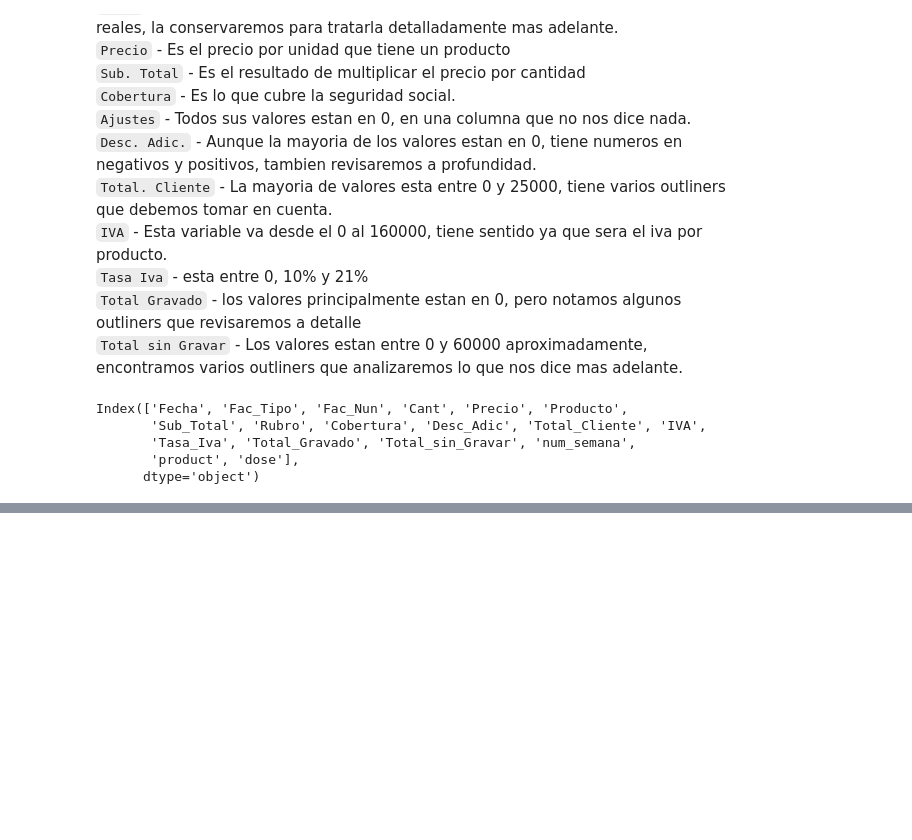
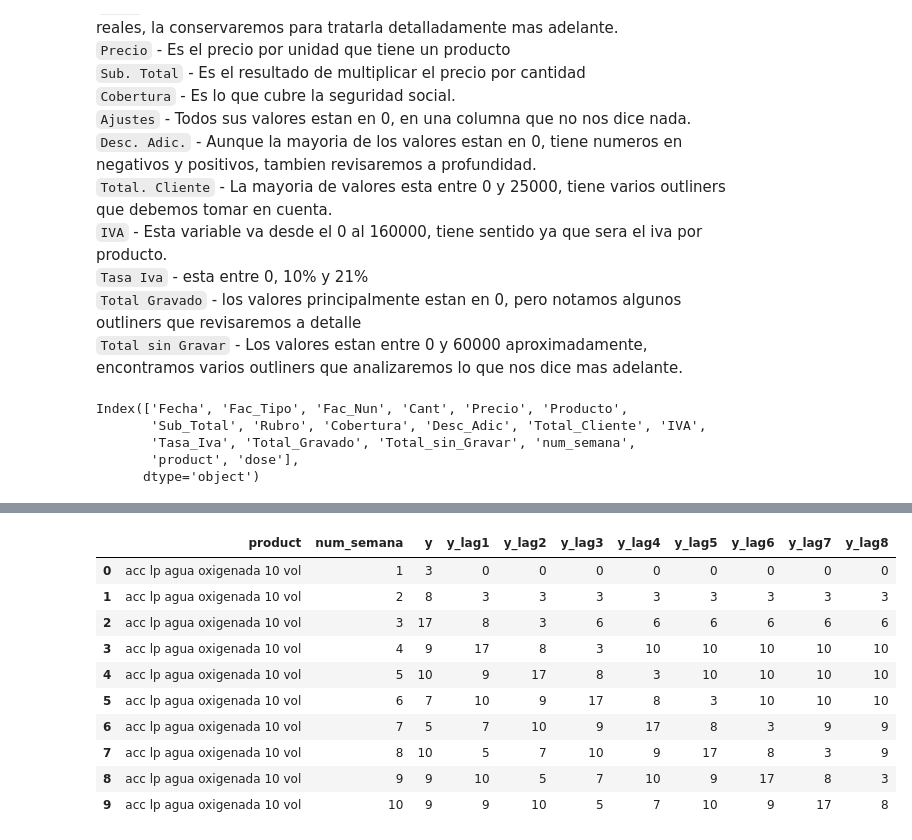
Before and after one commit to 4GeeksAcademy/sp-ml-20-final-project-g2, a Jupyter notebook: src/Final-project-Grupo2-InetaAnthonnyGuillermo.ipynb, the cells around one changed output, grey strips where cells are left out. Drawn from its saved outputs; the diff is of its cells as text; code cells hidden in the pictures; blank space fills up the shorter version.

```diff
--- a/src/Final-project-Grupo2-InetaAnthonnyGuillermo.ipynb
+++ b/src/Final-project-Grupo2-InetaAnthonnyGuillermo.ipynb
@@ -1271,0 +1326,5 @@ df[["Producto", "Precio", "Sub_Total", "Cant", "Cobertura", "Desc_Adic", "Tasa_I
+# %%
+products = df_obj_one["product"].dropna().unique()
+weeks = df_obj_one["num_semana"].dropna().unique()
+base = pd.MultiIndex.from_product([products, weeks], names=["product", "num_semana"]).to_frame(index=False)
+base["cantidad"] = 0
@@ -1271,0 +1347,10 @@ df[["Producto", "Precio", "Sub_Total", "Cant", "Cobertura", "Desc_Adic", "Tasa_I
+# %%
+df_obj_one = (df_obj_one.groupby(["num_semana","product"], as_index=False)["Cant"].sum().rename(columns={"Cant":"y"}))
+# %%
+base = (base
+               .drop(columns=["cantidad"], errors="ignore")
+               .merge(df_obj_one, on=["product", "num_semana"], how="left"))
+
+base["y"] = base["y"].fillna(0).astype(int)
+
+base.head()
@@ -1271,0 +1380,29 @@ df[["Producto", "Precio", "Sub_Total", "Cant", "Cobertura", "Desc_Adic", "Tasa_I
+# %%
+base = base.sort_values(["product", "num_semana"]).reset_index(drop=True)
+
+
+for l in range(1, 9):
+    base[f"y_lag{l}"] = base.groupby("product")["y"].shift(l)
+
+lag_cols = [f"y_lag{l}" for l in range(1, 9)]
+past_mean = (base.groupby("product")["y"]
+               .apply(lambda s: s.shift(1).expanding(min_periods=1).mean())
+               .reset_index(level=0, drop=True))
+for c in lag_cols:
+    base[c] = base[c].fillna(past_mean)
+base[lag_cols] = base[lag_cols].fillna(0)
+base[lag_cols] = np.ceil(base[lag_cols]).astype(int)
+# %%
+base.loc[base["product"] == "acc lp agua oxigenada 10 vol"].head(10)
+# %% [output]
+|  | product | num_semana | y | y_lag1 | y_lag2 | y_lag3 | y_lag4 | y_lag5 | y_lag6 | y_lag7 | y_lag8 |
+| 0 | acc lp agua oxigenada 10 vol | 1 | 3 | 0 | 0 | 0 | 0 | 0 | 0 | 0 | 0 |
+| 1 | acc lp agua oxigenada 10 vol | 2 | 8 | 3 | 3 | 3 | 3 | 3 | 3 | 3 | 3 |
+| 2 | acc lp agua oxigenada 10 vol | 3 | 17 | 8 | 3 | 6 | 6 | 6 | 6 | 6 | 6 |
+| 3 | acc lp agua oxigenada 10 vol | 4 | 9 | 17 | 8 | 3 | 10 | 10 | 10 | 10 | 10 |
+| 4 | acc lp agua oxigenada 10 vol | 5 | 10 | 9 | 17 | 8 | 3 | 10 | 10 | 10 | 10 |
+| 5 | acc lp agua oxigenada 10 vol | 6 | 7 | 10 | 9 | 17 | 8 | 3 | 10 | 10 | 10 |
+| 6 | acc lp agua oxigenada 10 vol | 7 | 5 | 7 | 10 | 9 | 17 | 8 | 3 | 9 | 9 |
+| 7 | acc lp agua oxigenada 10 vol | 8 | 10 | 5 | 7 | 10 | 9 | 17 | 8 | 3 | 9 |
+| 8 | acc lp agua oxigenada 10 vol | 9 | 9 | 10 | 5 | 7 | 10 | 9 | 17 | 8 | 3 |
+| 9 | acc lp agua oxigenada 10 vol | 10 | 9 | 9 | 10 | 5 | 7 | 10 | 9 | 17 | 8 |
```
Also changed, not shown: parts of 11 cells of this notebook, 1 other file.
